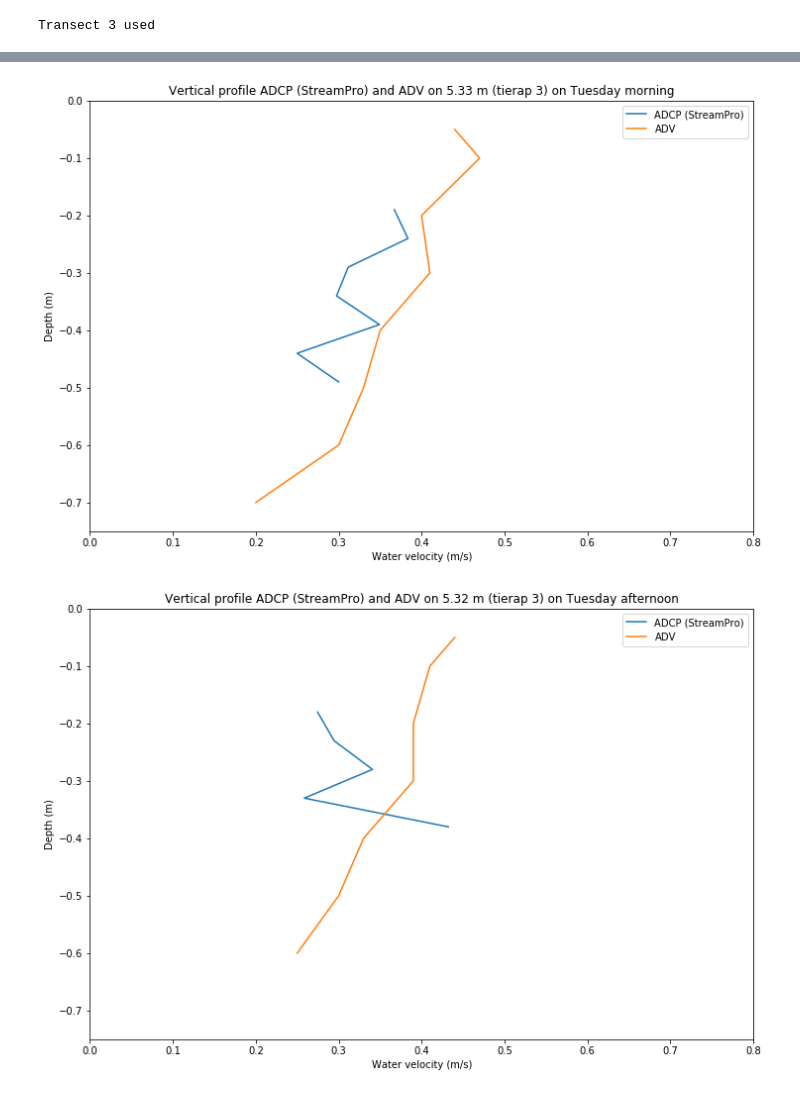
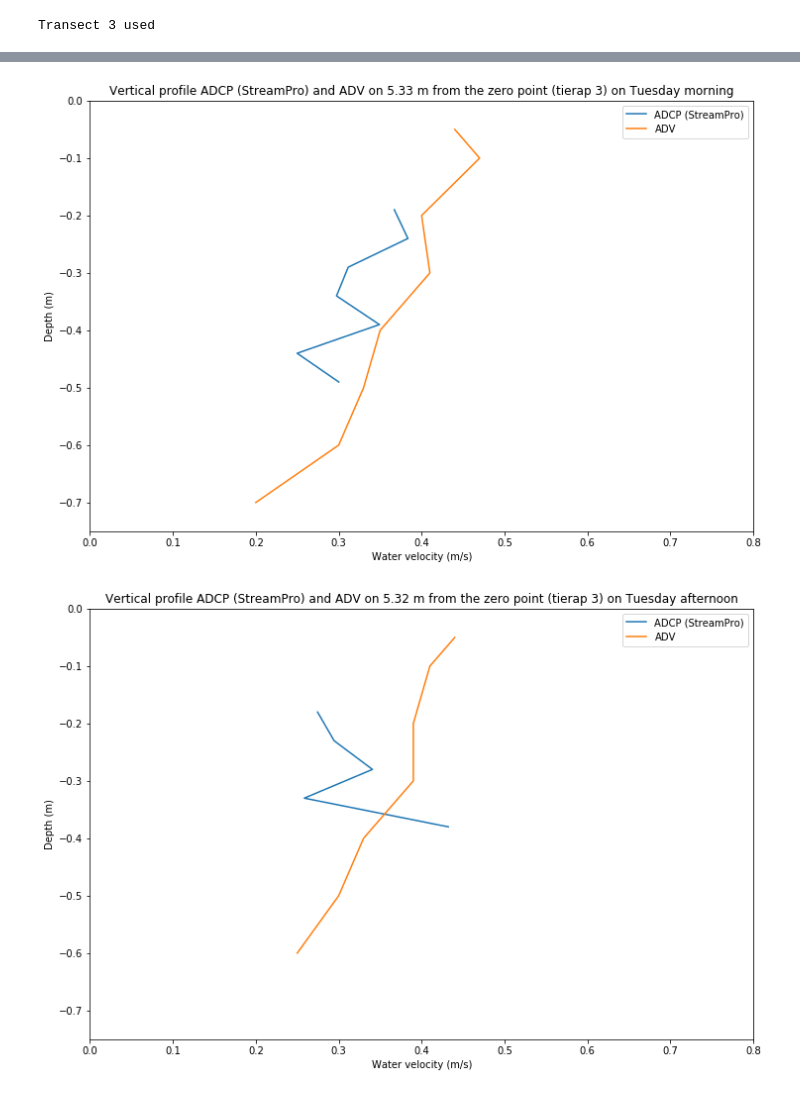
Before and after one commit to SjoerdGn/fieldwork-2019-adcp-adv, a Jupyter notebook: code/reading_streampro.ipynb, the cells around one changed output, grey strips where cells are left out. Cells and saved outputs as stored; diff of their text form; code cells hidden in the pictures.

```diff
--- a/code/reading_streampro.ipynb
+++ b/code/reading_streampro.ipynb
@@ -26,7 +26,7 @@ save_vert_prof = False # Save vertical profile to file
 
 plot_cross_sec = False
 
-save_mid_depths = True
+save_mid_depths = False
 
 save_extra_width = False
 
@@ -283,7 +283,7 @@ for root, dirs, files in os.walk(basefolder, topdown=True):
         plt.xlim((0, 0.8))
         plt.xlabel('Water velocity (m/s)')
         plt.ylabel('Depth (m)')
-        plt.title('Vertical profile ADCP ({}) and ADV on {} m (tierap {}) on {}'.format(device, round(Vbeam, 2), tierap, daynames[day]))
+        plt.title('Vertical profile ADCP ({}) and ADV on {} m from the zero point (tierap {}) on {}'.format(device, round(Vbeam, 2), tierap, daynames[day]))
 
         # Plot ADV
         adv_depths = adv['Transect #'][4:]
@@ -293,7 +293,7 @@ for root, dirs, files in os.walk(basefolder, topdown=True):
         plt.legend()
 
         if save_vert_prof:
-            plt.savefig(folder_file_save.format('Vert_prof_vbeam_'+device+'_'+str(Vbeam).replace('.',',')+'_'+ daynames[day]))
+            plt.savefig(folder_file_save.format('Vert_prof_vbeam_'+device+'_'+str(round(Vbeam,2)).replace('.',',')+'_'+ daynames[day]), dpi = 300)
 
     # Means of the Qs
     mean_rightq = np.mean(tot_rightq)
@@ -341,2 +341,2 @@ Sum all 3.7176368440000003
-[figure, old version]
+[figure, new version]
-[figure, old version]
+[figure, new version]
```
Also changed, not shown: parts of 1 cell of this notebook, 41 other files.
